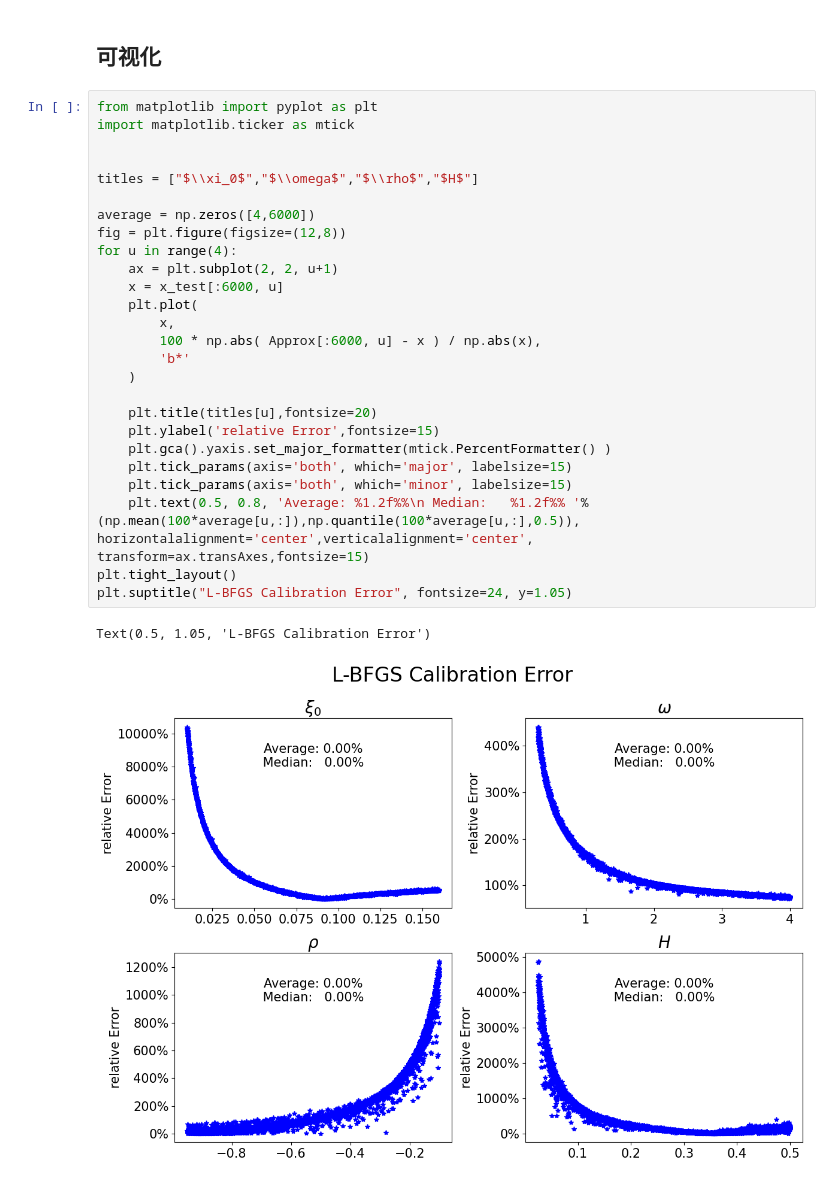
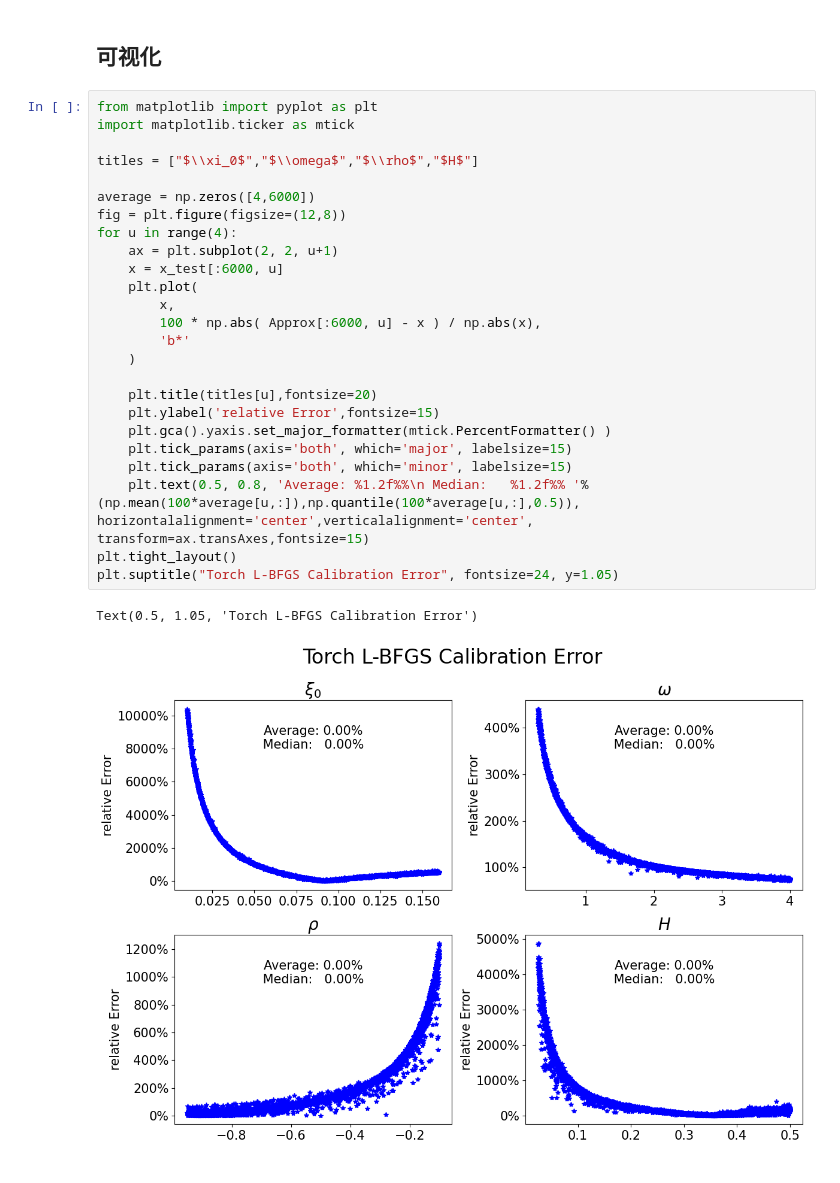
Before and after one commit to Greenmilkvvv/Deep-Rough-Calibration, a Jupyter notebook: Calibration/calibrate_nn_Quasi_Newton.ipynb, the cells around one changed output. Drawn from its saved outputs; the diff is of its cells as text.

Commit message:
update calibrate visual

```diff
--- a/Calibration/calibrate_nn_Quasi_Newton.ipynb
+++ b/Calibration/calibrate_nn_Quasi_Newton.ipynb
@@ -187,29 +187,28 @@ LBFGS 优化时间 (前 10 个): [0.22574258 0.1875999  0.1952157  0.21575189 0.
 # %%
 from matplotlib import pyplot as plt
 import matplotlib.ticker as mtick
-
 
 titles = ["$\\xi_0$","$\\omega$","$\\rho$","$H$"]
 
 average = np.zeros([4,6000])
 fig = plt.figure(figsize=(12,8))
 for u in range(4):
     ax = plt.subplot(2, 2, u+1)
     x = x_test[:6000, u]
     plt.plot(
         x,
         100 * np.abs( Approx[:6000, u] - x ) / np.abs(x),
         'b*'
     )
 
     plt.title(titles[u],fontsize=20)
     plt.ylabel('relative Error',fontsize=15)
     plt.gca().yaxis.set_major_formatter(mtick.PercentFormatter() )
     plt.tick_params(axis='both', which='major', labelsize=15)
     plt.tick_params(axis='both', which='minor', labelsize=15)
     plt.text(0.5, 0.8, 'Average: %1.2f%%\n Median:   %1.2f%% '%(np.mean(100*average[u,:]),np.quantile(100*average[u,:],0.5)), horizontalalignment='center',verticalalignment='center', transform=ax.transAxes,fontsize=15)
 plt.tight_layout()
-plt.suptitle("L-BFGS Calibration Error", fontsize=24, y=1.05)
+plt.suptitle("Torch L-BFGS Calibration Error", fontsize=24, y=1.05)
 # %% [output]
-Text(0.5, 1.05, 'L-BFGS Calibration Error')
+Text(0.5, 1.05, 'Torch L-BFGS Calibration Error')
-[figure, old version]
+[figure, new version]
```
